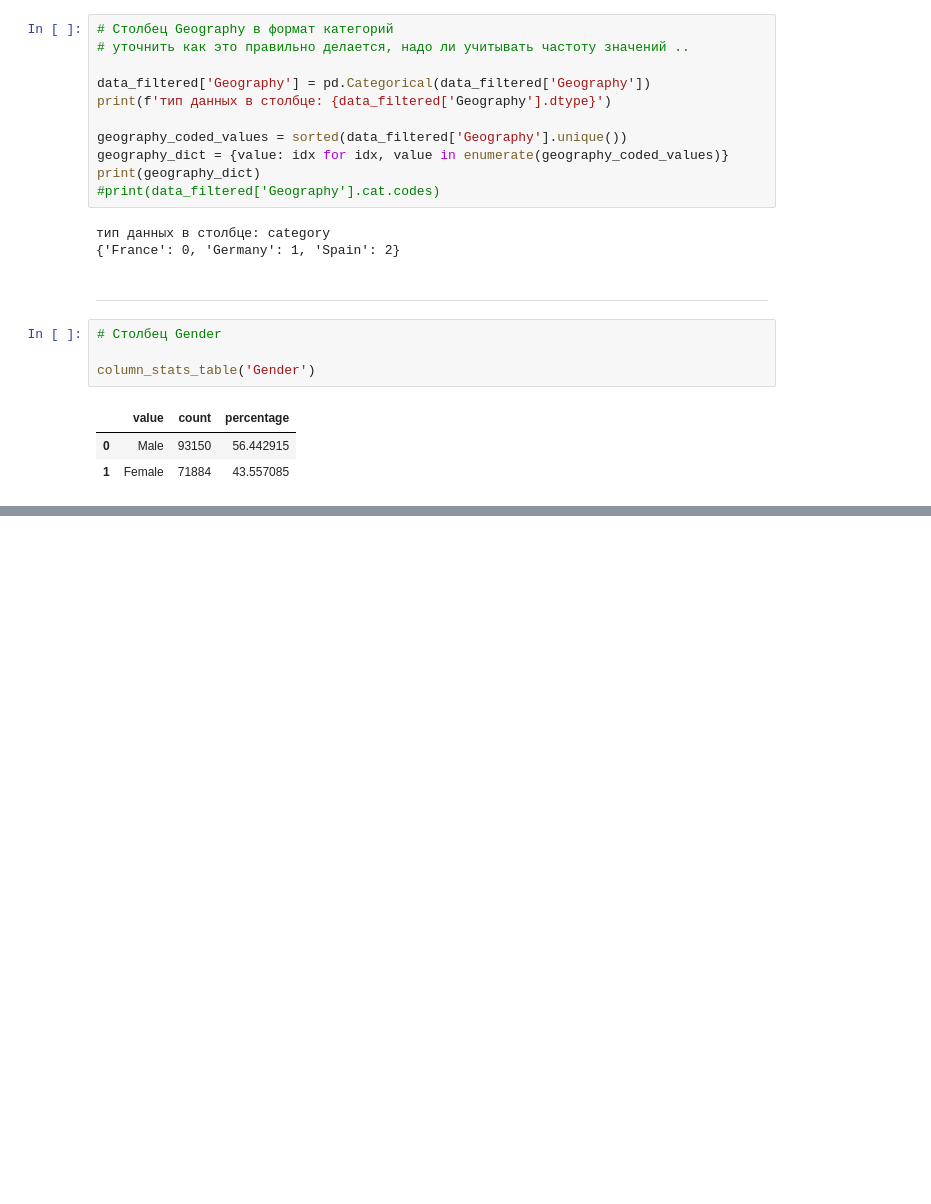
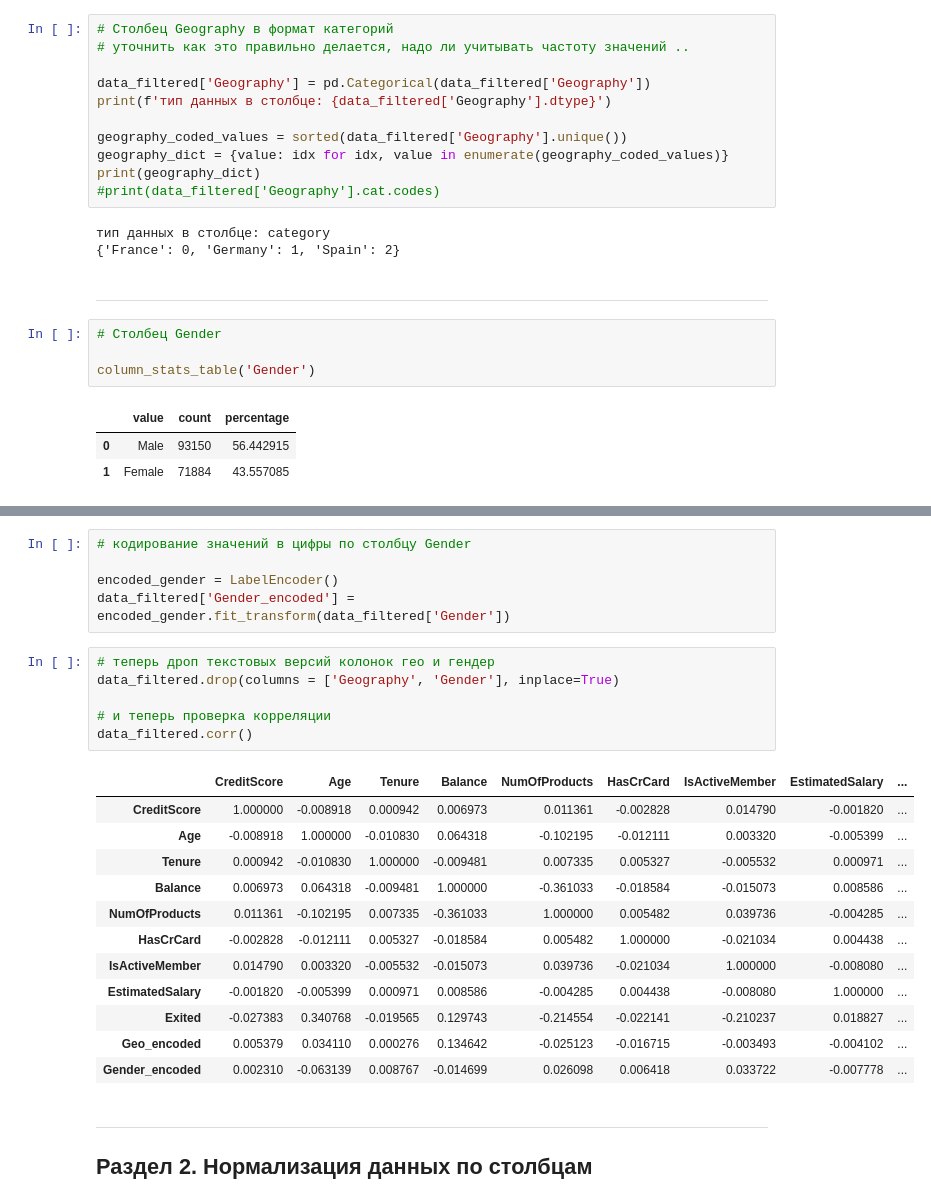
Before and after one commit to Evgeny725/ml-basics, a Jupyter notebook: bank_churn.ipynb, the cells around one changed output, grey strips where cells are left out. Drawn from its saved outputs; the diff is of its cells as text; blank space fills up the shorter version.

```diff
--- a/bank_churn.ipynb
+++ b/bank_churn.ipynb
@@ -249,0 +321,27 @@ print(gender_dict)
+# %%
+# кодирование значений в цифры по столбцу Gender
+
+encoded_gender = LabelEncoder()
+data_filtered['Gender_encoded'] = encoded_gender.fit_transform(data_filtered['Gender'])
+# %%
+# теперь дроп текстовых версий колонок гео и гендер
+data_filtered.drop(columns = ['Geography', 'Gender'], inplace=True)
+
+# и теперь проверка корреляции
+data_filtered.corr()
+# %% [output]
+|  | CreditScore | Age | Tenure | Balance | NumOfProducts | HasCrCard | IsActiveMember | EstimatedSalary | ... |
+| CreditScore | 1.000000 | -0.008918 | 0.000942 | 0.006973 | 0.011361 | -0.002828 | 0.014790 | -0.001820 | ... |
+| Age | -0.008918 | 1.000000 | -0.010830 | 0.064318 | -0.102195 | -0.012111 | 0.003320 | -0.005399 | ... |
+| Tenure | 0.000942 | -0.010830 | 1.000000 | -0.009481 | 0.007335 | 0.005327 | -0.005532 | 0.000971 | ... |
+| Balance | 0.006973 | 0.064318 | -0.009481 | 1.000000 | -0.361033 | -0.018584 | -0.015073 | 0.008586 | ... |
+| NumOfProducts | 0.011361 | -0.102195 | 0.007335 | -0.361033 | 1.000000 | 0.005482 | 0.039736 | -0.004285 | ... |
+| HasCrCard | -0.002828 | -0.012111 | 0.005327 | -0.018584 | 0.005482 | 1.000000 | -0.021034 | 0.004438 | ... |
+| IsActiveMember | 0.014790 | 0.003320 | -0.005532 | -0.015073 | 0.039736 | -0.021034 | 1.000000 | -0.008080 | ... |
+| EstimatedSalary | -0.001820 | -0.005399 | 0.000971 | 0.008586 | -0.004285 | 0.004438 | -0.008080 | 1.000000 | ... |
+| Exited | -0.027383 | 0.340768 | -0.019565 | 0.129743 | -0.214554 | -0.022141 | -0.210237 | 0.018827 | ... |
+| Geo_encoded | 0.005379 | 0.034110 | 0.000276 | 0.134642 | -0.025123 | -0.016715 | -0.003493 | -0.004102 | ... |
+| Gender_encoded | 0.002310 | -0.063139 | 0.008767 | -0.014699 | 0.026098 | 0.006418 | 0.033722 | -0.007778 | ... |
+# %% [markdown]
+---
+## Раздел 2. Нормализация данных по столбцам
```
Also changed, not shown: parts of 14 cells of this notebook, 2 other files.
